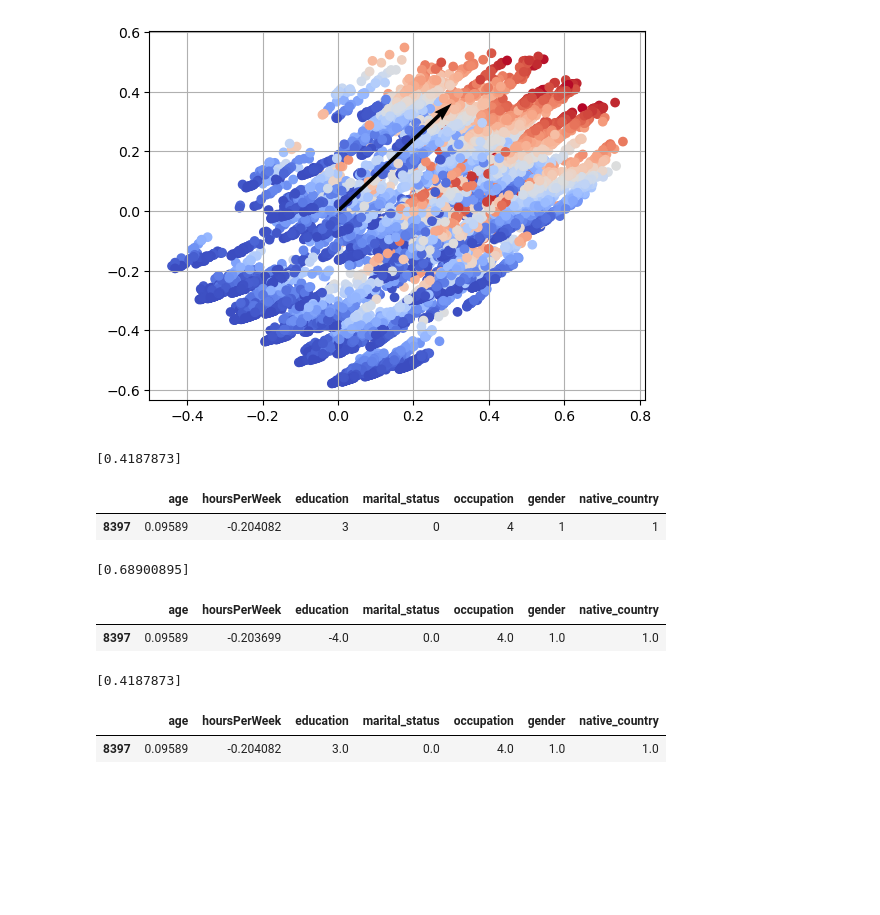
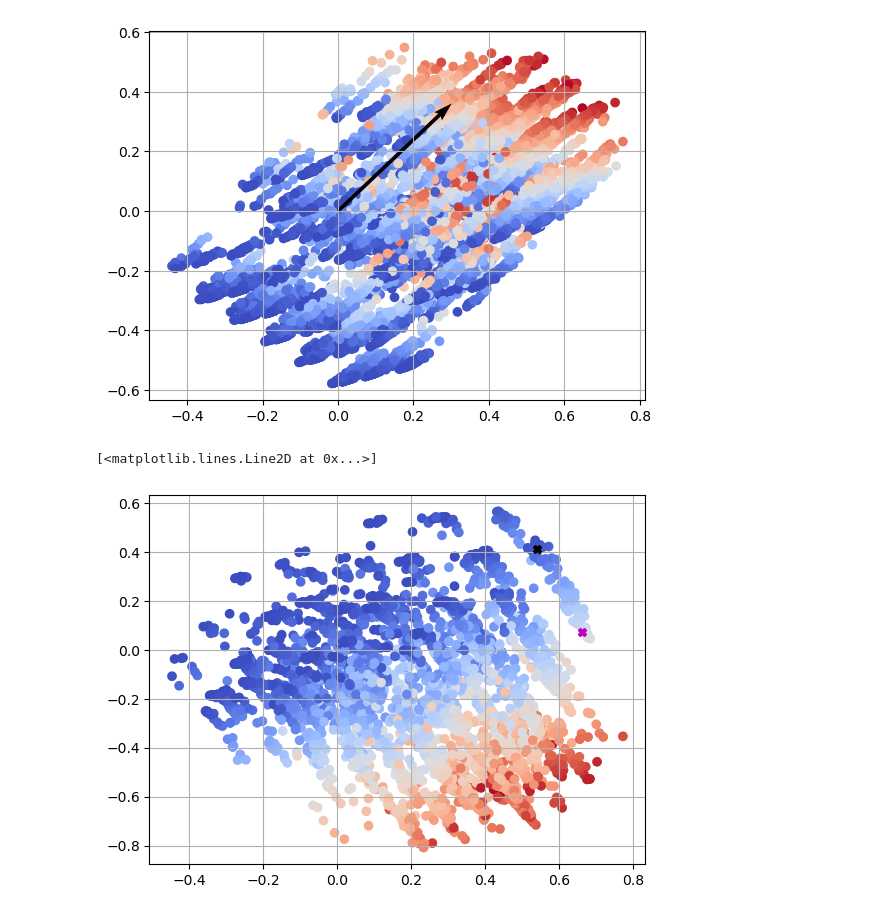
Before and after one commit to francescobodria/CP-ILS, a Jupyter notebook: bordelinepairs.ipynb, the cells around one changed output. Saved outputs shown, nothing was run; the diff lists cells and outputs as text; code cells hidden in the pictures; blank space fills up the shorter version.

```diff
--- a/bordelinepairs.ipynb
+++ b/bordelinepairs.ipynb
@@ -510,4 +499,12 @@ def compute_bp(q, indexes, step, idx_cat):
     return q_ex, q_cex.iloc[:,:-1]
+# %%
+plt.scatter(Z_test[:,0], Z_test[:,1], c=y_test_pred, cmap='coolwarm')
+plt.grid()
+plt.plot(Z_test[0,0],Z_test[0,1],'kX')
+plt.plot(Z_test[0,0]+0.4*y_contrib[0],Z_test[0,1]+0.4*y_contrib[1],'mX')
+# %% [output]
+[<matplotlib.lines.Line2D at 0x...>]
+[figure, added]
 # %%
 from itertools import combinations
 from scipy.spatial.distance import cdist
@@ -579,24 +573,3 @@ while len(l_i[0])<k:
     l_f = []
 q_cexs = pd.concat(q_cexs)
 q_exs = pd.concat(q_exs)
-# %%
-print(predict(q,return_proba=True))
-q
-# %% [output]
-[0.4187873]
-|  | age | hoursPerWeek | education | marital_status | occupation | gender | native_country |
-| 8397 | 0.09589 | -0.204082 | 3 | 0 | 4 | 1 | 1 |
-# %%
-print(predict(q_cexs.iloc[0:1,:],return_proba=True))
-q_cexs.iloc[0:1,:]
-# %% [output]
-[0.68900895]
-|  | age | hoursPerWeek | education | marital_status | occupation | gender | native_country |
-| 8397 | 0.09589 | -0.203699 | -4.0 | 0.0 | 4.0 | 1.0 | 1.0 |
-# %%
-print(predict(q_exs.iloc[0:1,:],return_proba=True))
-q_exs.iloc[0:1,:]
-# %% [output]
-[0.4187873]
-|  | age | hoursPerWeek | education | marital_status | occupation | gender | native_country |
-| 8397 | 0.09589 | -0.204082 | 3.0 | 0.0 | 4.0 | 1.0 | 1.0 |
```
Also changed, not shown: parts of 20 cells of this notebook.
